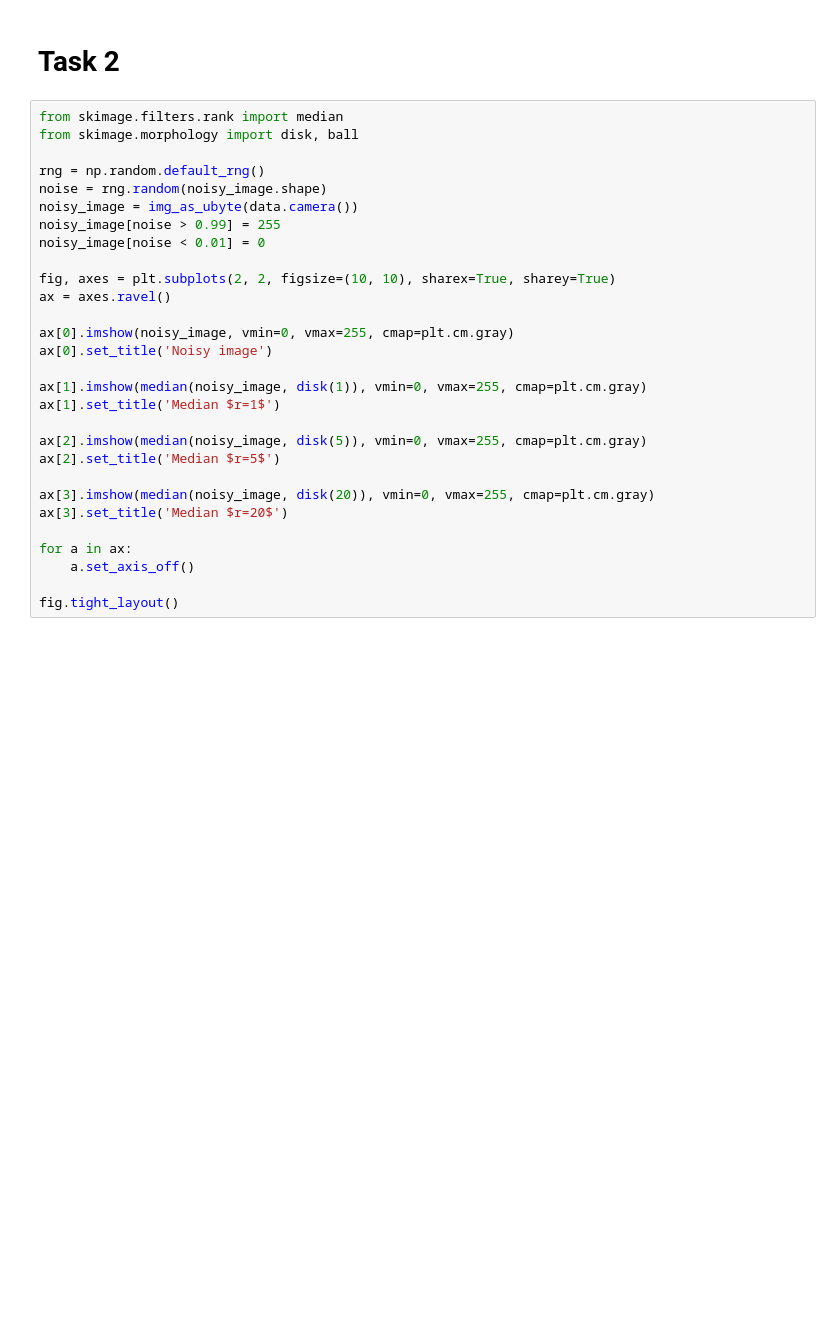
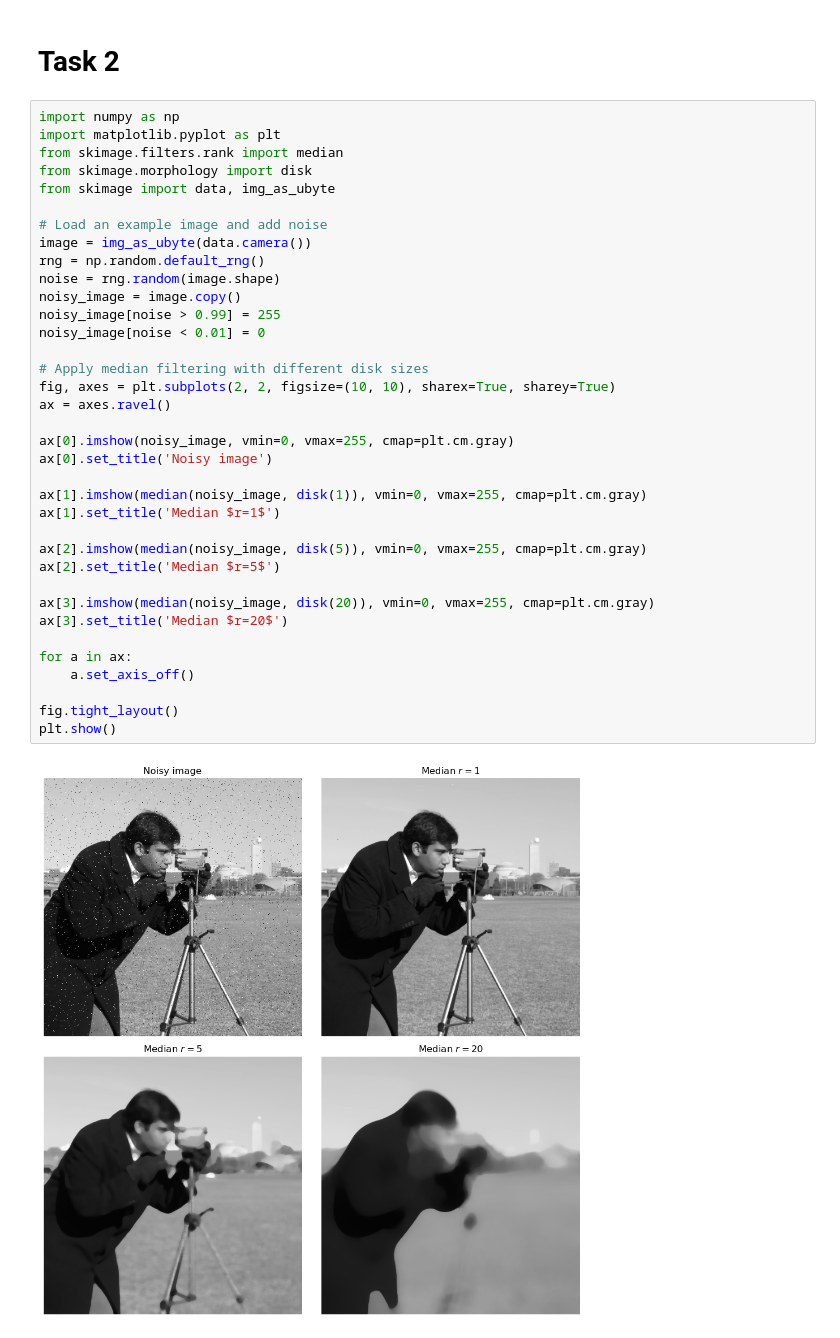
Before and after one commit to talhxv/dippylab, a Jupyter notebook: Journals/Journal 8/Task.ipynb, the cells around one changed output. Saved outputs shown, nothing was run; the diff lists cells and outputs as text; blank space fills up the shorter version.

```diff
--- a/Journals/Journal 8/Task.ipynb
+++ b/Journals/Journal 8/Task.ipynb
@@ -94,31 +94,40 @@ plt.show()
 # %% [markdown]
 # Task 2
 # %%
+import numpy as np
+import matplotlib.pyplot as plt
 from skimage.filters.rank import median
-from skimage.morphology import disk, ball
+from skimage.morphology import disk
+from skimage import data, img_as_ubyte
 
+# Load an example image and add noise
+image = img_as_ubyte(data.camera())
 rng = np.random.default_rng()
-noise = rng.random(noisy_image.shape)
-noisy_image = img_as_ubyte(data.camera())
+noise = rng.random(image.shape)
+noisy_image = image.copy()
 noisy_image[noise > 0.99] = 255
 noisy_image[noise < 0.01] = 0
 
+# Apply median filtering with different disk sizes
 fig, axes = plt.subplots(2, 2, figsize=(10, 10), sharex=True, sharey=True)
 ax = axes.ravel()
 
 ax[0].imshow(noisy_image, vmin=0, vmax=255, cmap=plt.cm.gray)
 ax[0].set_title('Noisy image')
 
 ax[1].imshow(median(noisy_image, disk(1)), vmin=0, vmax=255, cmap=plt.cm.gray)
 ax[1].set_title('Median $r=1$')
 
 ax[2].imshow(median(noisy_image, disk(5)), vmin=0, vmax=255, cmap=plt.cm.gray)
 ax[2].set_title('Median $r=5$')
 
 ax[3].imshow(median(noisy_image, disk(20)), vmin=0, vmax=255, cmap=plt.cm.gray)
 ax[3].set_title('Median $r=20$')
 
 for a in ax:
     a.set_axis_off()
 
 fig.tight_layout()
+plt.show()
+# %% [output]
+[figure, added]
```
Also changed, not shown: 6 other files.
